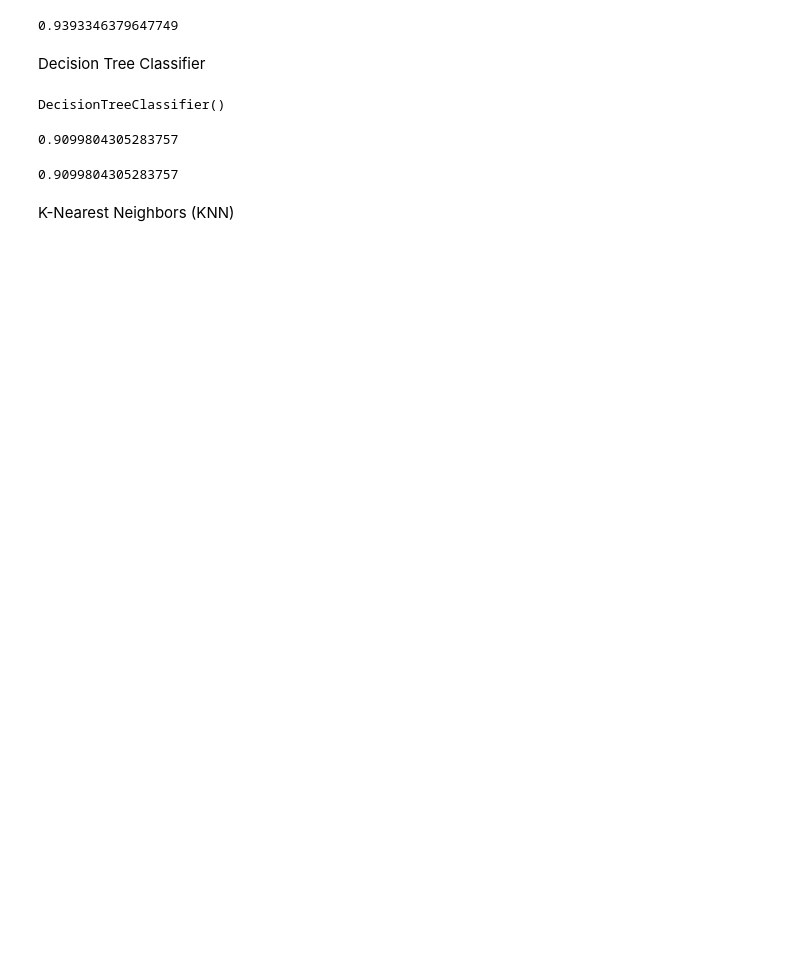
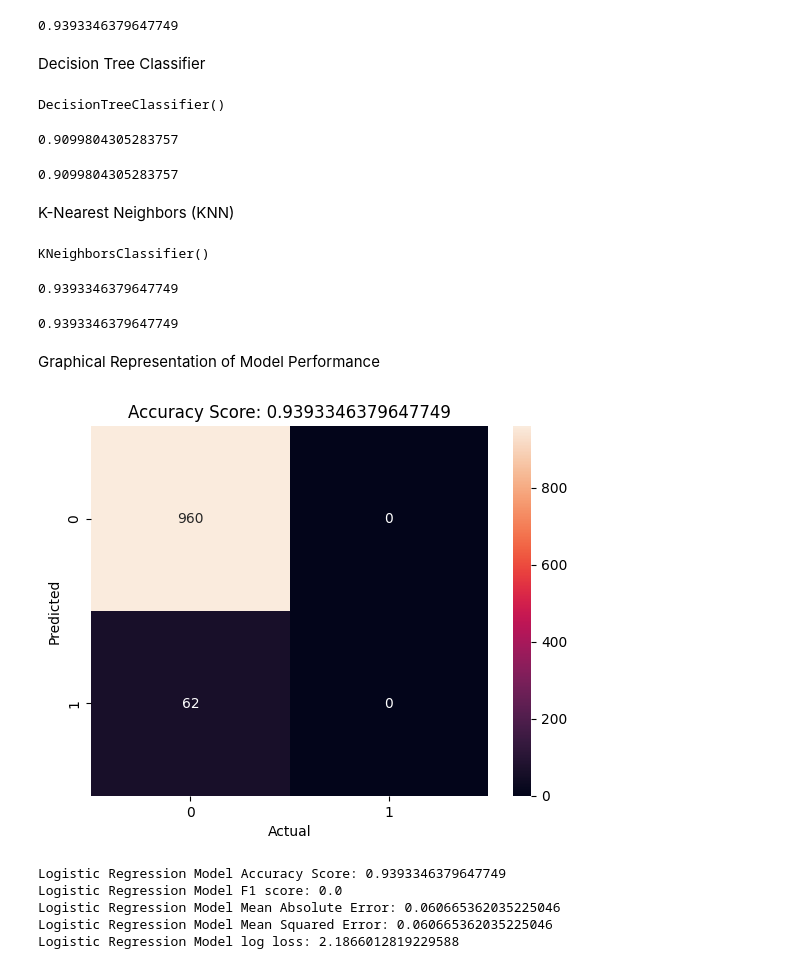
Before and after one commit to omari-kd/Heart-Stroke-Prediction, a Jupyter notebook: 01_notebook/noteboook.ipynb, the cells around one changed output. Saved outputs shown, nothing was run; the diff lists cells and outputs as text; code cells hidden in the pictures; blank space fills up the shorter version.

Commit message:
info: added model evalution and comparison

```diff
--- a/01_notebook/noteboook.ipynb
+++ b/01_notebook/noteboook.ipynb
@@ -283,3 +286,41 @@ accuracy_score(y_test, dt_pred)
 0.9099804305283757
 # %% [markdown]
 K-Nearest Neighbors (KNN)
+# %%
+knn = KNeighborsClassifier()
+knn
+# %% [output]
+KNeighborsClassifier()
+# %%
+# Training the model
+knn.fit(x_train, y_train)
+knn.score(x_test, y_test)
+# %% [output]
+0.9393346379647749
+# %%
+knn_pred = knn.predict(x_test)
+accuracy_score(y_test, knn_pred)
+# %% [output]
+0.9393346379647749
+# %% [markdown]
+Graphical Representation of Model Performance
+# %%
+sns.heatmap(metrics.confusion_matrix(y_test, lr_pred), annot=True, fmt='d')
+plt.title('Accuracy Score: {}'.format(accuracy_score(y_test,lr_pred)))
+plt.ylabel('Predicted')
+plt.xlabel('Actual')
+plt.show()
+# %% [output]
+[figure, added]
+# %%
+print('Logistic Regression Model Accuracy Score:',accuracy_score(y_test, lr_pred))
+print('Logistic Regression Model F1 score:',metrics.f1_score(y_test, lr_pred))
+print('Logistic Regression Model Mean Absolute Error:', metrics.mean_absolute_error(y_test, lr_pred))
+print('Logistic Regression Model Mean Squared Error:',metrics.mean_squared_error(y_test, lr_pred))
+print('Logistic Regression Model log loss:', log_loss(y_test, lr_pred))
+# %% [output]
+Logistic Regression Model Accuracy Score: 0.9393346379647749
+Logistic Regression Model F1 score: 0.0
+Logistic Regression Model Mean Absolute Error: 0.060665362035225046
+Logistic Regression Model Mean Squared Error: 0.060665362035225046
+Logistic Regression Model log loss: 2.1866012819229588
```
Also changed, not shown: parts of 11 cells of this notebook.
